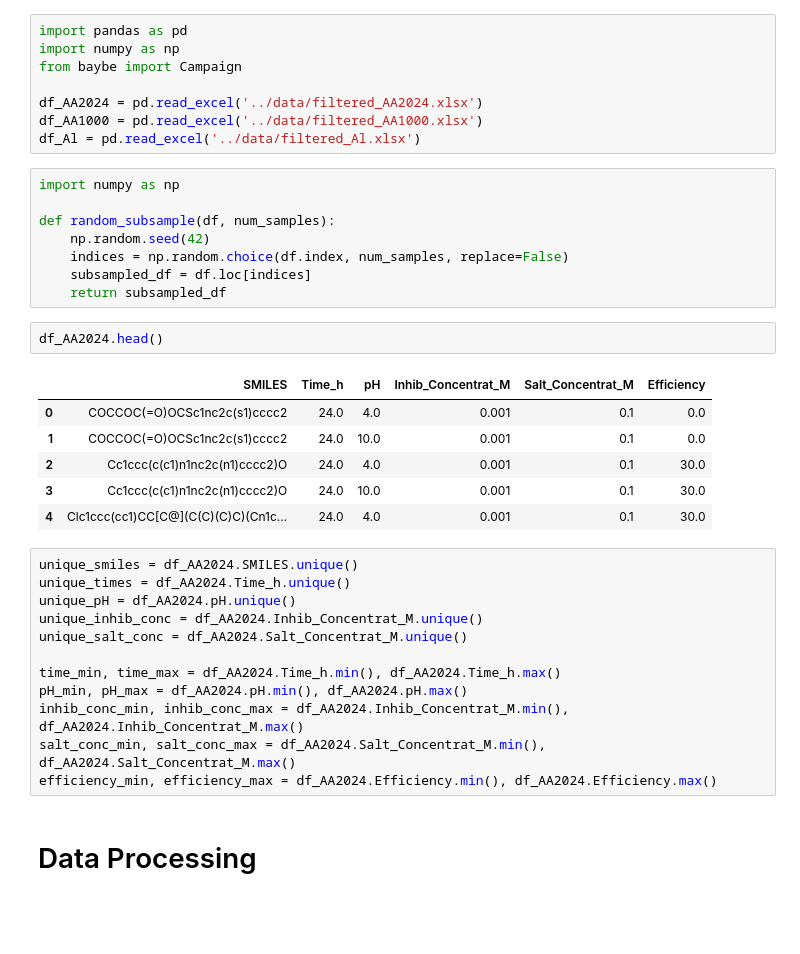
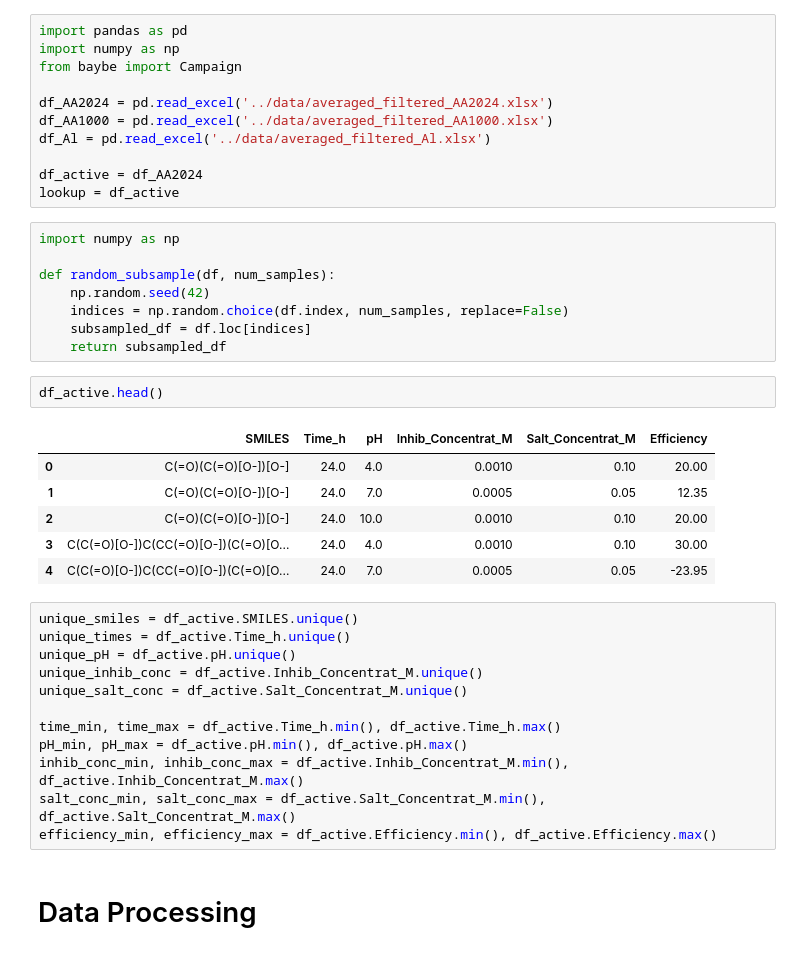
Before and after one commit to AC-BO-Hackathon/project-surface-science-syndicate, a Jupyter notebook: src/tim_baybe-inhibitor.ipynb, the cells around one changed output. Saved outputs shown, nothing was run; the diff lists cells and outputs as text; blank space fills up the shorter version.

```diff
--- a/src/tim_baybe-inhibitor.ipynb
+++ b/src/tim_baybe-inhibitor.ipynb
@@ -11,9 +11,12 @@ import pandas as pd
 import numpy as np
 from baybe import Campaign
 
-df_AA2024 = pd.read_excel('../data/filtered_AA2024.xlsx')
-df_AA1000 = pd.read_excel('../data/filtered_AA1000.xlsx')
-df_Al = pd.read_excel('../data/filtered_Al.xlsx')
+df_AA2024 = pd.read_excel('../data/averaged_filtered_AA2024.xlsx')
+df_AA1000 = pd.read_excel('../data/averaged_filtered_AA1000.xlsx')
+df_Al = pd.read_excel('../data/averaged_filtered_Al.xlsx')
+
+df_active = df_AA2024
+lookup = df_active
 # %%
 import numpy as np
 
@@ -23,26 +26,26 @@ def random_subsample(df, num_samples):
     subsampled_df = df.loc[indices]
     return subsampled_df
 # %%
-df_AA2024.head()
+df_active.head()
 # %% [output]
 |  | SMILES | Time_h | pH | Inhib_Concentrat_M | Salt_Concentrat_M | Efficiency |
-| 0 | COCCOC(=O)OCSc1nc2c(s1)cccc2 | 24.0 | 4.0 | 0.001 | 0.1 | 0.0 |
-| 1 | COCCOC(=O)OCSc1nc2c(s1)cccc2 | 24.0 | 10.0 | 0.001 | 0.1 | 0.0 |
-| 2 | Cc1ccc(c(c1)n1nc2c(n1)cccc2)O | 24.0 | 4.0 | 0.001 | 0.1 | 30.0 |
-| 3 | Cc1ccc(c(c1)n1nc2c(n1)cccc2)O | 24.0 | 10.0 | 0.001 | 0.1 | 30.0 |
-| 4 | Clc1ccc(cc1)CC[C@](C(C)(C)C)(Cn1c... | 24.0 | 4.0 | 0.001 | 0.1 | 30.0 |
+| 0 | C(=O)(C(=O)[O-])[O-] | 24.0 | 4.0 | 0.0010 | 0.10 | 20.00 |
+| 1 | C(=O)(C(=O)[O-])[O-] | 24.0 | 7.0 | 0.0005 | 0.05 | 12.35 |
+| 2 | C(=O)(C(=O)[O-])[O-] | 24.0 | 10.0 | 0.0010 | 0.10 | 20.00 |
+| 3 | C(C(=O)[O-])C(CC(=O)[O-])(C(=O)[O... | 24.0 | 4.0 | 0.0010 | 0.10 | 30.00 |
+| 4 | C(C(=O)[O-])C(CC(=O)[O-])(C(=O)[O... | 24.0 | 7.0 | 0.0005 | 0.05 | -23.95 |
 # %%
-unique_smiles = df_AA2024.SMILES.unique()
-unique_times = df_AA2024.Time_h.unique()
-unique_pH = df_AA2024.pH.unique()
-unique_inhib_conc = df_AA2024.Inhib_Concentrat_M.unique()
-unique_salt_conc = df_AA2024.Salt_Concentrat_M.unique()
+unique_smiles = df_active.SMILES.unique()
+unique_times = df_active.Time_h.unique()
+unique_pH = df_active.pH.unique()
+unique_inhib_conc = df_active.Inhib_Concentrat_M.unique()
+unique_salt_conc = df_active.Salt_Concentrat_M.unique()
 
-time_min, time_max = df_AA2024.Time_h.min(), df_AA2024.Time_h.max()
-pH_min, pH_max = df_AA2024.pH.min(), df_AA2024.pH.max()
-inhib_conc_min, inhib_conc_max = df_AA2024.Inhib_Concentrat_M.min(), df_AA2024.Inhib_Concentrat_M.max()
-salt_conc_min, salt_conc_max = df_AA2024.Salt_Concentrat_M.min(), df_AA2024.Salt_Concentrat_M.max()
-efficiency_min, efficiency_max = df_AA2024.Efficiency.min(), df_AA2024.Efficiency.max()
+time_min, time_max = df_active.Time_h.min(), df_active.Time_h.max()
+pH_min, pH_max = df_active.pH.min(), df_active.pH.max()
+inhib_conc_min, inhib_conc_max = df_active.Inhib_Concentrat_M.min(), df_active.Inhib_Concentrat_M.max()
+salt_conc_min, salt_conc_max = df_active.Salt_Concentrat_M.min(), df_active.Salt_Concentrat_M.max()
+efficiency_min, efficiency_max = df_active.Efficiency.min(), df_active.Efficiency.max()
 # %% [markdown]
 # Data Processing
 # %% [markdown]
```
Also changed, not shown: parts of 11 cells of this notebook, 1 other file.
